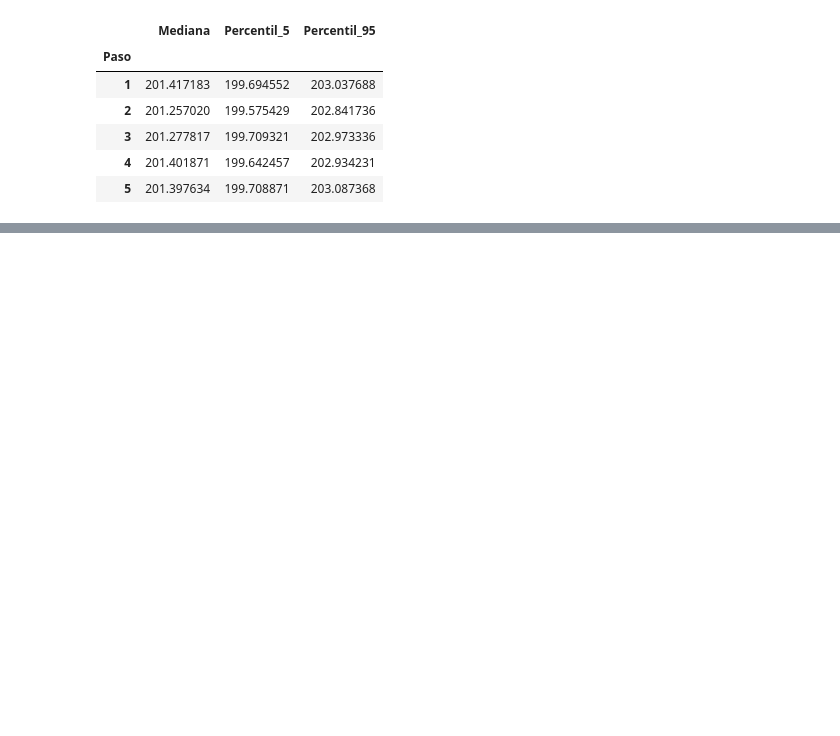
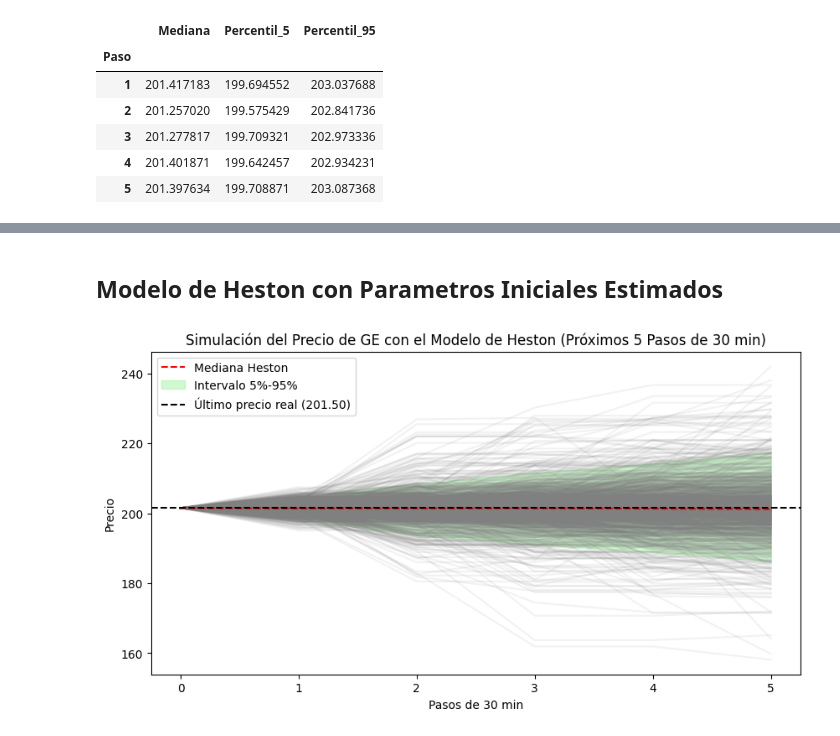
Before and after one commit to ADRIANVM117/data-science-portfolio, a Jupyter notebook: GE_STOCK_STATS_AND_PREDICTIVE_MODEL/GE_MOVIMIENTO_BROWNIANNO_GEOMETRICO.ipynb, the cells around one changed output, grey strips where cells are left out. Saved outputs shown, nothing was run; the diff lists cells and outputs as text; code cells hidden in the pictures; blank space fills up the shorter version.

```diff
--- a/GE_STOCK_STATS_AND_PREDICTIVE_MODEL/GE_MOVIMIENTO_BROWNIANNO_GEOMETRICO.ipynb
+++ b/GE_STOCK_STATS_AND_PREDICTIVE_MODEL/GE_MOVIMIENTO_BROWNIANNO_GEOMETRICO.ipynb
@@ -135,0 +239,61 @@ df_predicciones
+# %% [markdown]
+## Modelo de Heston con Parametros Iniciales Estimados
+# %%
+import numpy as np
+import matplotlib.pyplot as plt
+from scipy.stats import norm
+
+# 📌 1. Parámetros Iniciales Estimados
+theta = 0.000100  # Media de la varianza
+kappa = 2.000000  # Velocidad de reversión
+sigma = 0.100000  # Volatilidad de la volatilidad
+v0 = 0.000100  # Varianza inicial
+S0 = 201.50  # Último precio real
+
+# 📌 2. Simulación del Modelo de Heston
+num_simulations = 1000  # Número de trayectorias simuladas
+num_steps = 5  # Pasos futuros a predecir (5 x 30 min)
+dt = 1  # Unidad de tiempo (30 minutos)
+
+# Inicializar matrices de simulación
+simulated_prices = np.zeros((num_simulations, num_steps + 1))
+simulated_prices[:, 0] = S0  # Primer valor es el precio actual
+
+volatility = np.full((num_simulations, num_steps + 1), v0)
+
+# Generar simulaciones
+for t in range(1, num_steps + 1):
+    Z1 = np.random.normal(size=num_simulations)  # Ruido para el precio
+    Z2 = np.random.normal(size=num_simulations)  # Ruido para la volatilidad
+
+    # 📌 Evitar volatilidad negativa
+    volatility[:, t] = np.maximum(volatility[:, t-1] + kappa * (theta - volatility[:, t-1]) * dt +
+                                  sigma * np.sqrt(volatility[:, t-1]) * Z2, 0)
+
+    # 📌 Simular el precio con Heston
+    simulated_prices[:, t] = simulated_prices[:, t-1] * np.exp(
+        -0.5 * volatility[:, t-1] * dt + np.sqrt(volatility[:, t-1]) * np.sqrt(dt) * Z1
+    )
+
+# 📌 3. Calcular Percentiles y Mediana
+median_heston = np.median(simulated_prices, axis=0)
+percentile_5 = np.percentile(simulated_prices, 5, axis=0)
+percentile_95 = np.percentile(simulated_prices, 95, axis=0)
+
+# 📌 4. Graficar Simulaciones
+plt.figure(figsize=(10,5))
+for i in range(num_simulations):
+    plt.plot(range(num_steps + 1), simulated_prices[i], color='gray', alpha=0.1)
+
+# 📌 Resaltar Mediana y Percentiles
+plt.plot(range(num_steps + 1), median_heston, 'r--', label="Mediana Heston")
+plt.fill_between(range(num_steps + 1), percentile_5, percentile_95, color="lightgreen", alpha=0.4, label="Intervalo 5%-95%")
+plt.axhline(S0, color="black", linestyle="--", label=f"Último precio real ({S0:.2f})")
+
+plt.xlabel("Pasos de 30 min")
+plt.ylabel("Precio")
+plt.title("Simulación del Precio de GE con el Modelo de Heston (Próximos 5 Pasos de 30 min)")
+plt.legend()
+plt.show()
+# %% [output]
+[figure, added]
```
Also changed, not shown: parts of 14 cells of this notebook.
